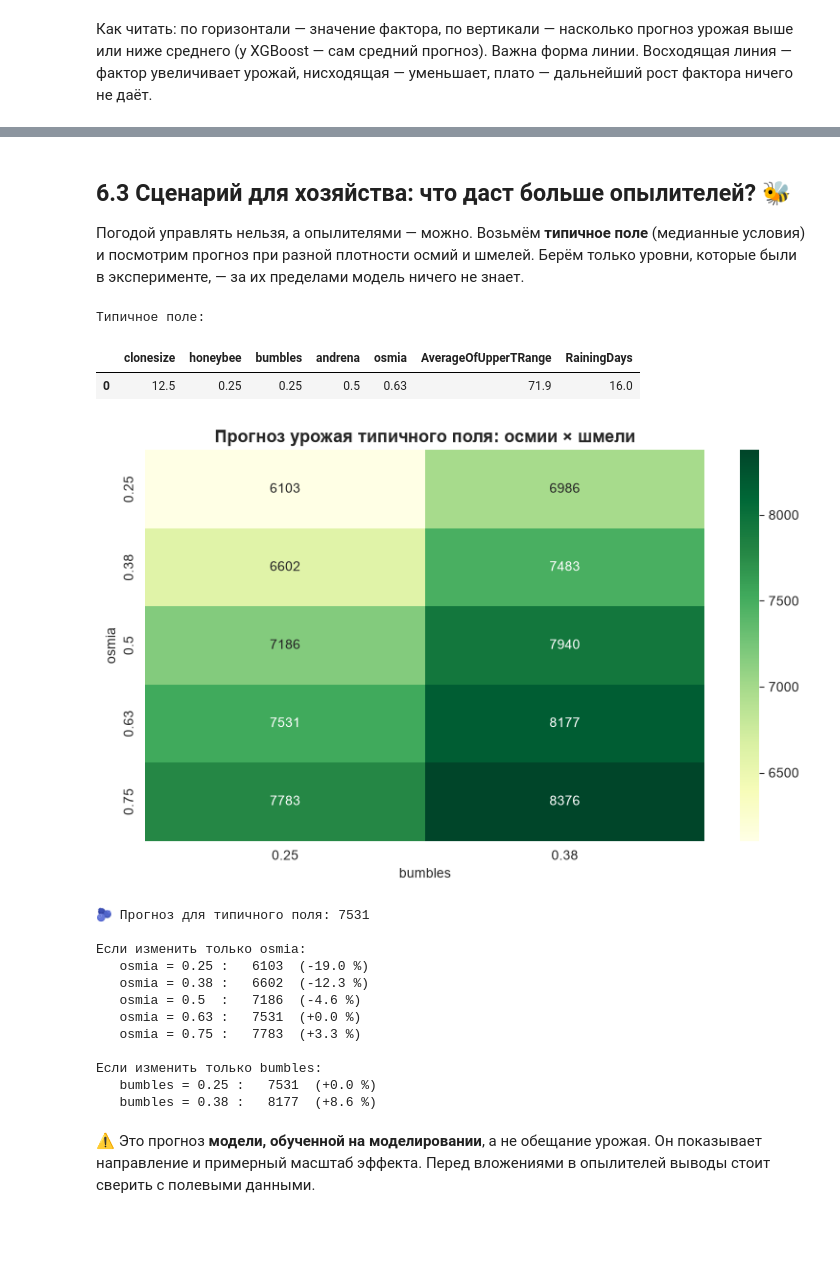
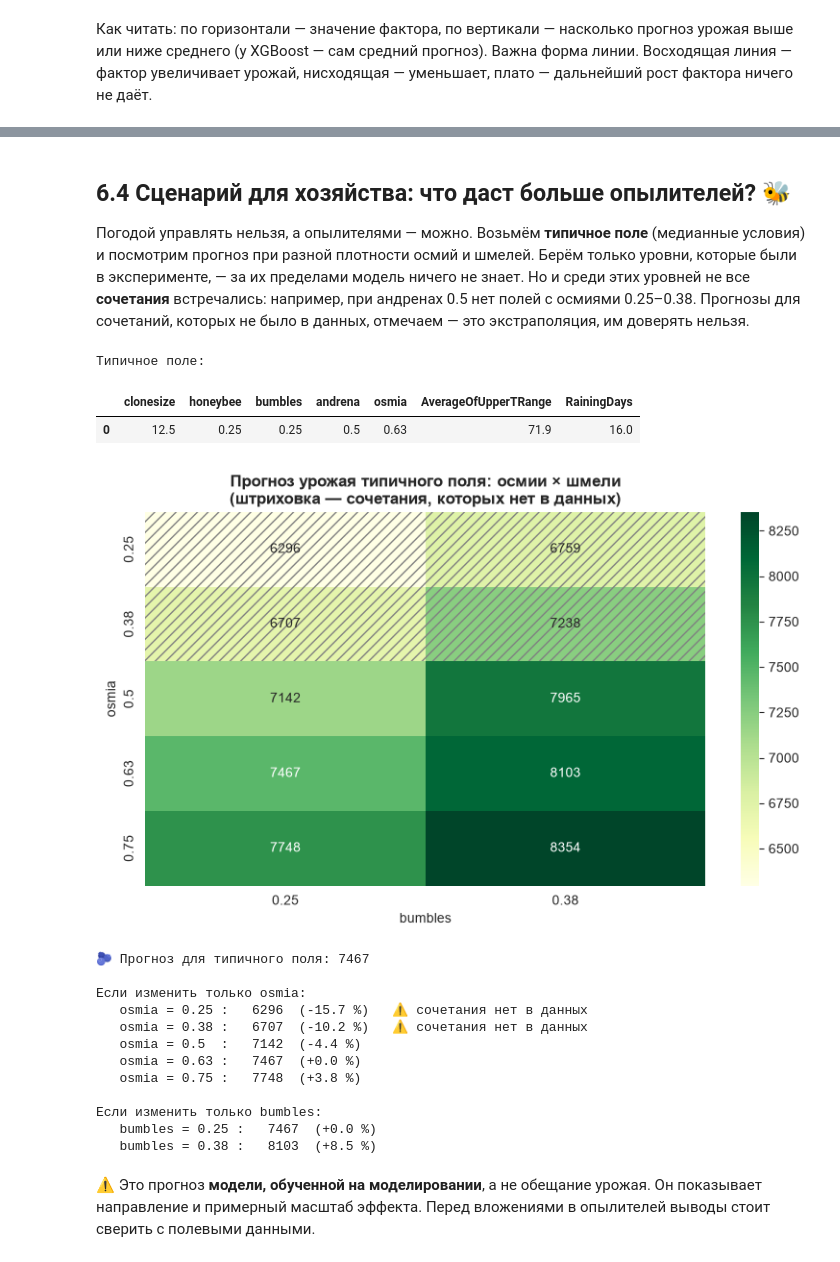
Before and after one commit to matveyyaros/Project-activities-case-9, a Jupyter notebook: notebooks/02_modeling.ipynb, the cells around one changed output, grey strips where cells are left out. Saved outputs shown, nothing was run; the diff lists cells and outputs as text; code cells hidden in the pictures; blank space fills up the shorter version.

```diff
--- a/notebooks/02_modeling.ipynb
+++ b/notebooks/02_modeling.ipynb
@@ -109,7 +112,12 @@ X.head()
 # %%
-X_train, X_test, y_train, y_test = train_test_split(X, y, test_size=0.2, random_state=RANDOM_STATE)
+X_train, X_test, y_train, y_test = train_test_split(
+    X, y, test_size=0.2, random_state=RANDOM_STATE, stratify=X["clonesize"].astype(str))
 print(f"🏋️ Обучение: {len(X_train)} строк")
 print(f"🧪 Тест:     {len(X_test)} строк")
+
+# Проверка: доли размеров клона в обеих выборках совпадают
+pd.DataFrame({"Обучение": X_train["clonesize"].value_counts(),
+              "Тест": X_test["clonesize"].value_counts()}).rename_axis("clonesize")
 # %% [output]
 🏋️ Обучение: 607 строк
 🧪 Тест:     152 строк
@@ -144,7 +157,9 @@ models = {
     BOOST_NAME: make_boosting(),
 }
 
-cv = KFold(n_splits=5, shuffle=True, random_state=RANDOM_STATE)
+# Разбиения на 5 частей с сохранением долей клонов; тот же список используем при подборе параметров
+cv = list(StratifiedKFold(n_splits=5, shuffle=True, random_state=RANDOM_STATE)
+          .split(X_train, X_train["clonesize"].astype(str)))
 scoring = {"MAE": "neg_mean_absolute_error", "RMSE": "neg_root_mean_squared_error", "R2": "r2"}
 
 rows = []
@@ -346,31 +411,44 @@ plt.show()
 # %% [markdown]
-## 6.3 Сценарий для хозяйства: что даст больше опылителей? 🐝
+## 6.4 Сценарий для хозяйства: что даст больше опылителей? 🐝
 
 Погодой управлять нельзя, а опылителями — можно. Возьмём **типичное поле** (медианные условия) и посмотрим прогноз при разной плотности осмий и шмелей.
 Берём только уровни, которые были в эксперименте, — за их пределами модель ничего не знает.
+Но и среди этих уровней не все **сочетания** встречались: например, при андренах 0.5 нет полей с осмиями 0.25–0.38. Прогнозы для сочетаний, которых не было в данных, отмечаем — это экстраполяция, им доверять нельзя.
 # %%
 typical = X_train.median().to_frame().T
 print("Типичное поле:")
 display(typical)
 
 osmia_levels = sorted(df_clean["osmia"].unique())
 bumbles_levels = sorted(df_clean["bumbles"].unique())
 
 grid = pd.DataFrame([{**typical.iloc[0].to_dict(), "osmia": o, "bumbles": b}
                      for o in osmia_levels for b in bumbles_levels])
 grid["Прогноз урожая"] = best_model.predict(grid[FACTORS])
+
+# Было ли такое сочетание опылителей (при том же клоне) в эксперименте
+BEE_KEY = ["clonesize", "honeybee", "bumbles", "andrena", "osmia"]
+seen = set(map(tuple, df_clean[BEE_KEY].round(2).to_numpy()))
+grid["Есть в данных"] = [tuple(r) in seen for r in grid[BEE_KEY].round(2).to_numpy()]
+
 scenario = grid.pivot(index="osmia", columns="bumbles", values="Прогноз урожая")
+seen_map = grid.pivot(index="osmia", columns="bumbles", values="Есть в данных")
 
 fig, ax = plt.subplots(figsize=(8, 5))
 sns.heatmap(scenario, annot=True, fmt=".0f", cmap="YlGn", ax=ax)
-ax.set_title("Прогноз урожая типичного поля: осмии × шмели", fontsize=13, fontweight="bold")
+for i, osm in enumerate(scenario.index):          # штриховка: сочетания, которых не было в эксперименте
+    for j, bmb in enumerate(scenario.columns):
+        if not seen_map.loc[osm, bmb]:
+            ax.add_patch(plt.Rectangle((j, i), 1, 1, fill=False, hatch="///", edgecolor="gray", lw=0))
+ax.set_title("Прогноз урожая типичного поля: осмии × шмели\n(штриховка — сочетания, которых нет в данных)",
+             fontsize=12, fontweight="bold")
 plt.tight_layout()
 plt.show()
 # %% [output]
 Типичное поле:
 |  | clonesize | honeybee | bumbles | andrena | osmia | AverageOfUpperTRange | RainingDays |
 | 0 | 12.5 | 0.25 | 0.25 | 0.5 | 0.63 | 71.9 | 16.0 |
-[figure, old version]
+[figure, new version]
 # %%
 base_pred = best_model.predict(typical[FACTORS])[0]
 print(f"🫐 Прогноз для типичного поля: {base_pred:.0f}")
@@ -380,20 +458,21 @@ for col, levels in [("osmia", osmia_levels), ("bumbles", bumbles_levels)]:
         row = typical.copy()
         row[col] = lvl
         p = best_model.predict(row[FACTORS])[0]
-        print(f"   {col} = {lvl:<5}: {p:6.0f}  ({(p / base_pred - 1) * 100:+.1f} %)")
+        mark = "" if tuple(row[BEE_KEY].round(2).iloc[0]) in seen else "   ⚠️ сочетания нет в данных"
+        print(f"   {col} = {lvl:<5}: {p:6.0f}  ({(p / base_pred - 1) * 100:+.1f} %){mark}")
 # %% [output]
-🫐 Прогноз для типичного поля: 7531
+🫐 Прогноз для типичного поля: 7467
 
 Если изменить только osmia:
-   osmia = 0.25 :   6103  (-19.0 %)
-   osmia = 0.38 :   6602  (-12.3 %)
-   osmia = 0.5  :   7186  (-4.6 %)
-   osmia = 0.63 :   7531  (+0.0 %)
-   osmia = 0.75 :   7783  (+3.3 %)
+   osmia = 0.25 :   6296  (-15.7 %)   ⚠️ сочетания нет в данных
+   osmia = 0.38 :   6707  (-10.2 %)   ⚠️ сочетания нет в данных
+   osmia = 0.5  :   7142  (-4.4 %)
+   osmia = 0.63 :   7467  (+0.0 %)
+   osmia = 0.75 :   7748  (+3.8 %)
 
 Если изменить только bumbles:
-   bumbles = 0.25 :   7531  (+0.0 %)
-   bumbles = 0.38 :   8177  (+8.6 %)
+   bumbles = 0.25 :   7467  (+0.0 %)
+   bumbles = 0.38 :   8103  (+8.5 %)
 # %% [markdown]
 ⚠️ Это прогноз **модели, обученной на моделировании**, а не обещание урожая. Он показывает направление и примерный масштаб эффекта.
 Перед вложениями в опылителей выводы стоит сверить с полевыми данными.
```
Also changed, not shown: parts of 19 cells of this notebook, 5 other files.
